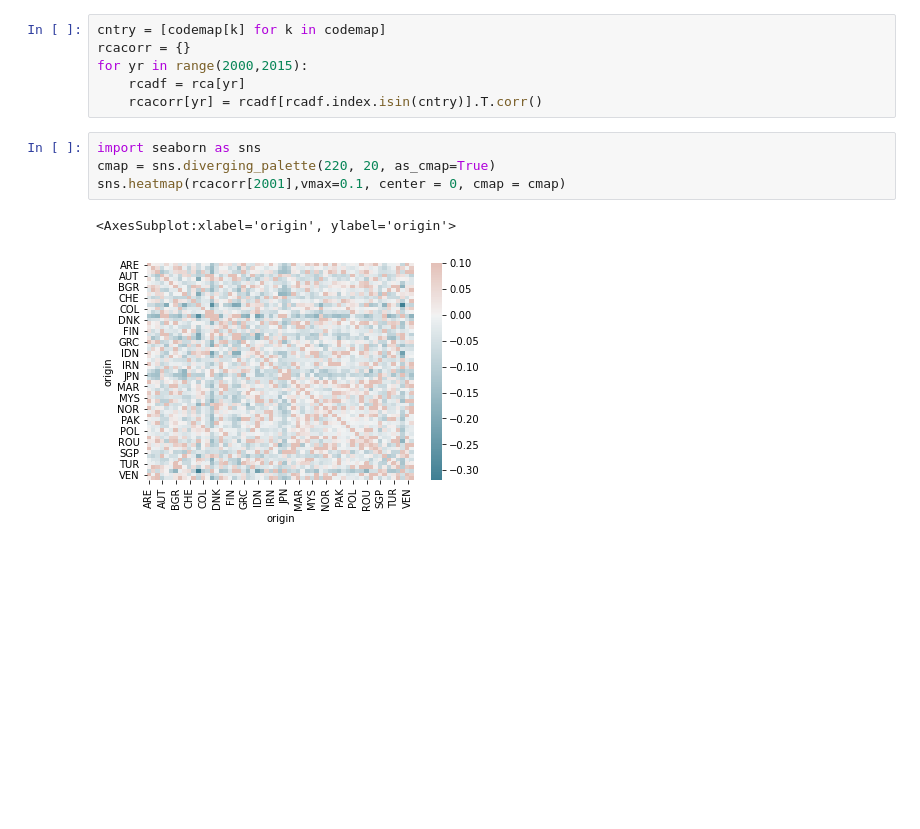
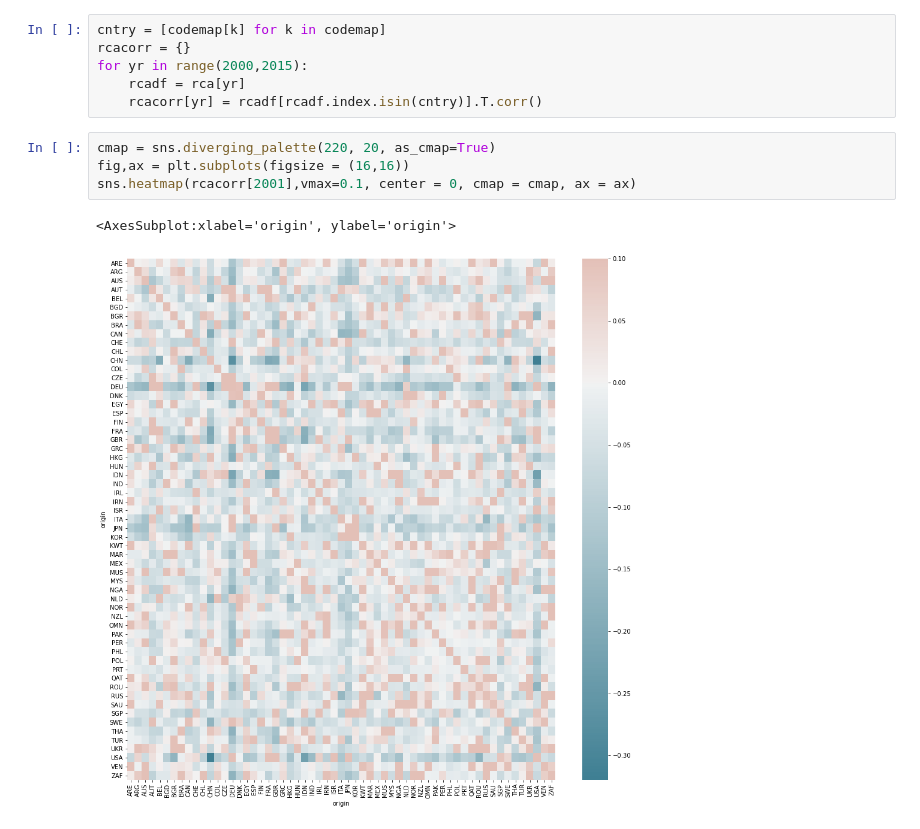
Before and after one commit to wingwingz/AFP, a Jupyter notebook: Trade/RCA.ipynb, the cells around one changed output. Saved outputs shown, nothing was run; the diff lists cells and outputs as text; blank space fills up the shorter version.

Commit message:
rca plot enlarged

```diff
--- a/Trade/RCA.ipynb
+++ b/Trade/RCA.ipynb
@@ -133,9 +135,9 @@ for yr in range(2000,2015):
     rcadf = rca[yr]
     rcacorr[yr] = rcadf[rcadf.index.isin(cntry)].T.corr()
 # %%
-import seaborn as sns
 cmap = sns.diverging_palette(220, 20, as_cmap=True)
-sns.heatmap(rcacorr[2001],vmax=0.1, center = 0, cmap = cmap)
+fig,ax = plt.subplots(figsize = (16,16))
+sns.heatmap(rcacorr[2001],vmax=0.1, center = 0, cmap = cmap, ax = ax)
 # %% [output]
 <AxesSubplot:xlabel='origin', ylabel='origin'>
-[figure, old version]
+[figure, new version]
```
Also changed, not shown: parts of 1 cell of this notebook.
